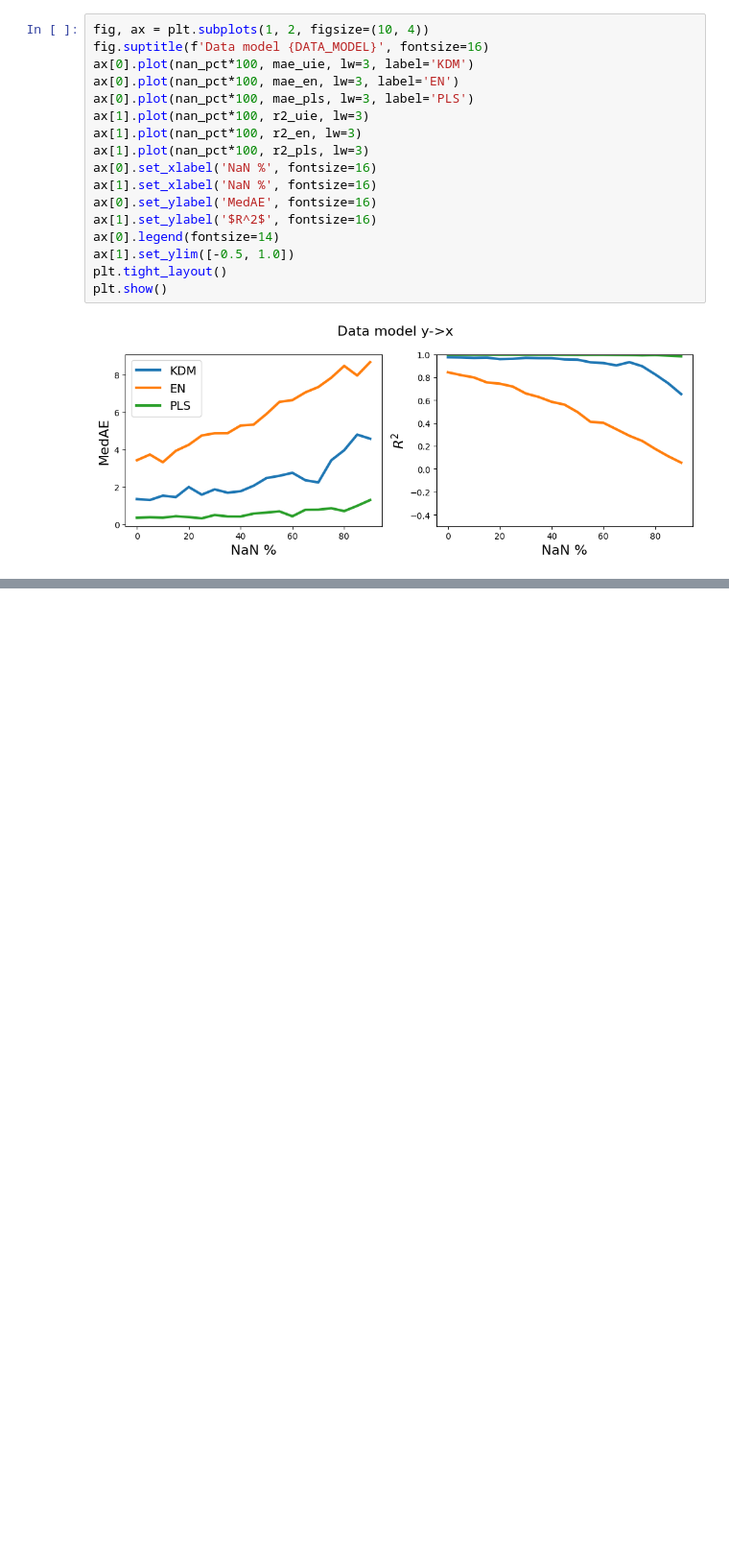
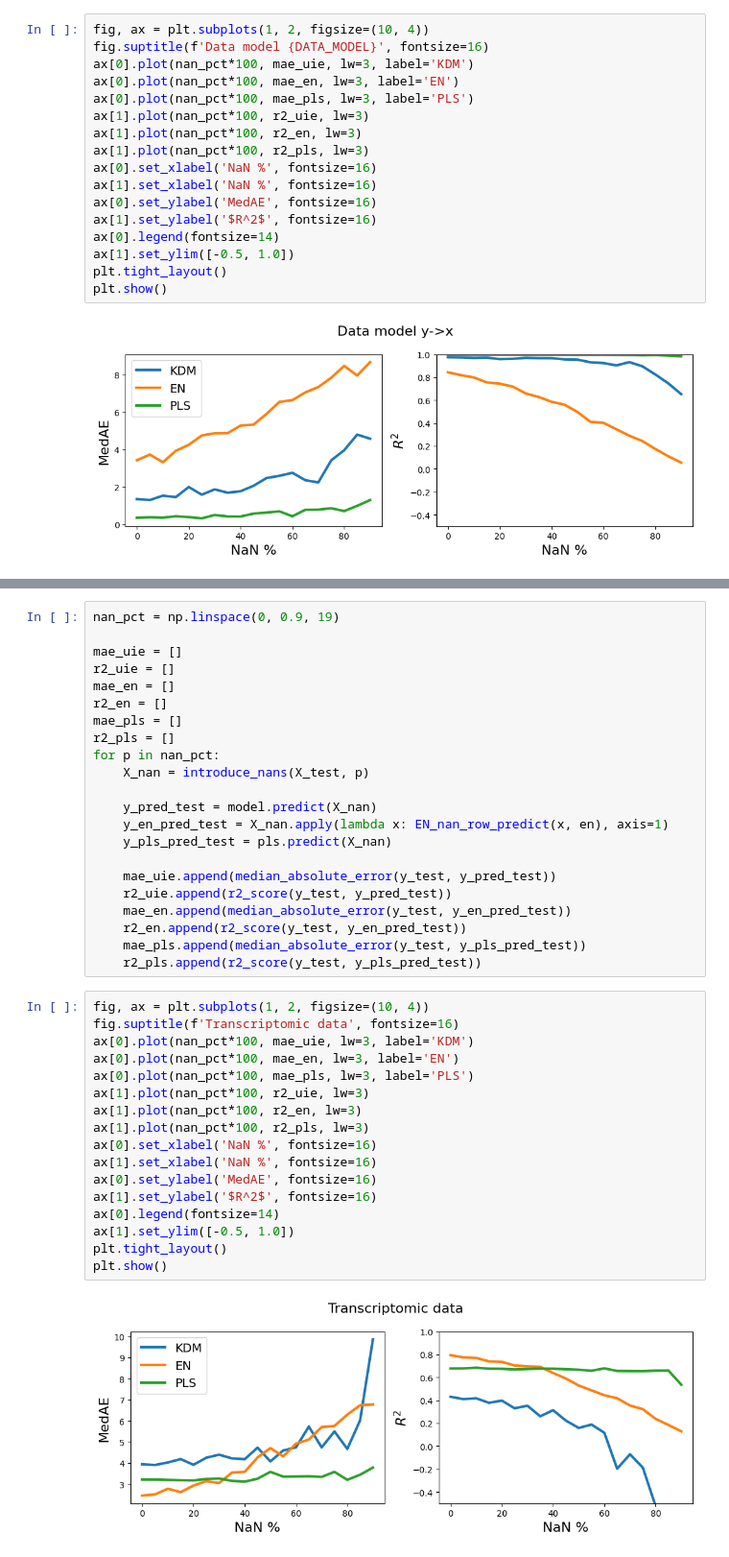
Before and after one commit to ComputationalAgingLab/ComputAge, a Jupyter notebook: nan_testing.ipynb, the cells around one changed output, grey strips where cells are left out. Shown at 96% size. Cells and saved outputs as stored; diff of their text form; blank space fills up the shorter version.

```diff
--- a/nan_testing.ipynb
+++ b/nan_testing.ipynb
@@ -175,0 +294,41 @@ plt.show()
+# %%
+nan_pct = np.linspace(0, 0.9, 19)
+
+mae_uie = []
+r2_uie = []
+mae_en = []
+r2_en = []
+mae_pls = []
+r2_pls = []
+for p in nan_pct:
+    X_nan = introduce_nans(X_test, p)
+
+    y_pred_test = model.predict(X_nan)
+    y_en_pred_test = X_nan.apply(lambda x: EN_nan_row_predict(x, en), axis=1)
+    y_pls_pred_test = pls.predict(X_nan)
+
+    mae_uie.append(median_absolute_error(y_test, y_pred_test))
+    r2_uie.append(r2_score(y_test, y_pred_test))
+    mae_en.append(median_absolute_error(y_test, y_en_pred_test))
+    r2_en.append(r2_score(y_test, y_en_pred_test))
+    mae_pls.append(median_absolute_error(y_test, y_pls_pred_test))
+    r2_pls.append(r2_score(y_test, y_pls_pred_test))
+# %%
+fig, ax = plt.subplots(1, 2, figsize=(10, 4))
+fig.suptitle(f'Transcriptomic data', fontsize=16)
+ax[0].plot(nan_pct*100, mae_uie, lw=3, label='KDM')
+ax[0].plot(nan_pct*100, mae_en, lw=3, label='EN')
+ax[0].plot(nan_pct*100, mae_pls, lw=3, label='PLS')
+ax[1].plot(nan_pct*100, r2_uie, lw=3)
+ax[1].plot(nan_pct*100, r2_en, lw=3)
+ax[1].plot(nan_pct*100, r2_pls, lw=3)
+ax[0].set_xlabel('NaN %', fontsize=16)
+ax[1].set_xlabel('NaN %', fontsize=16)
+ax[0].set_ylabel('MedAE', fontsize=16)
+ax[1].set_ylabel('$R^2$', fontsize=16)
+ax[0].legend(fontsize=14)
+ax[1].set_ylim([-0.5, 1.0])
+plt.tight_layout()
+plt.show()
+# %% [output]
+[figure, added]
```
Also changed, not shown: parts of 7 cells of this notebook, 2 other files.
